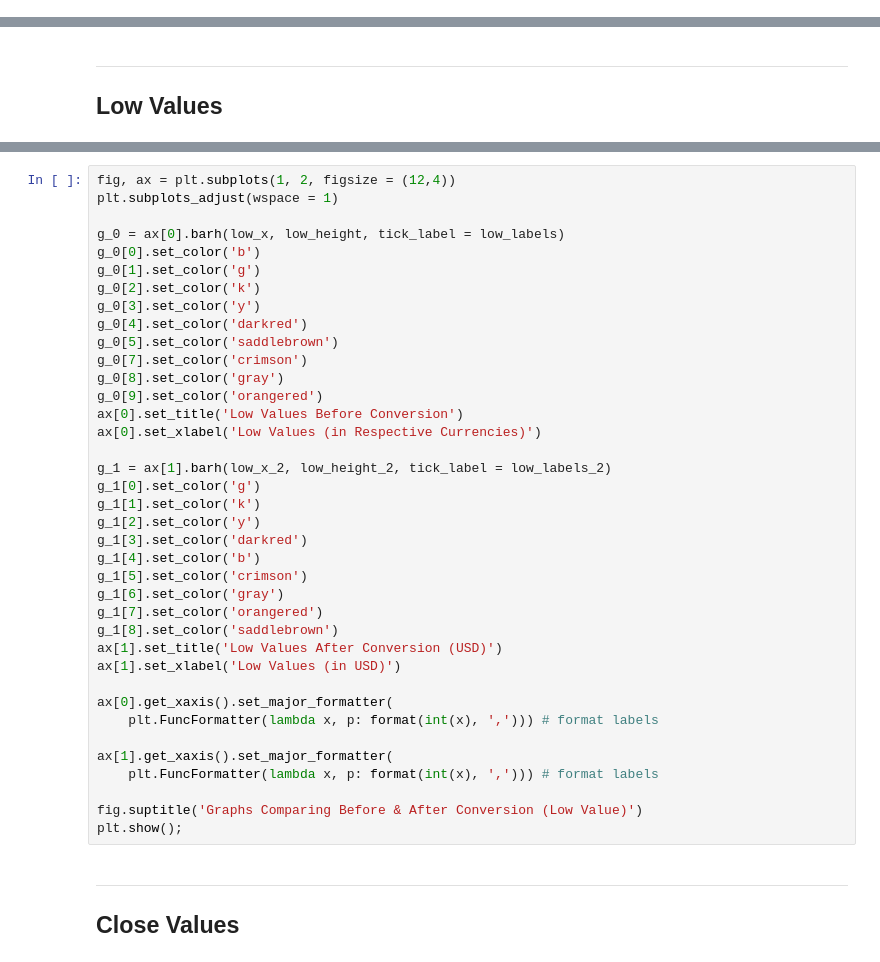
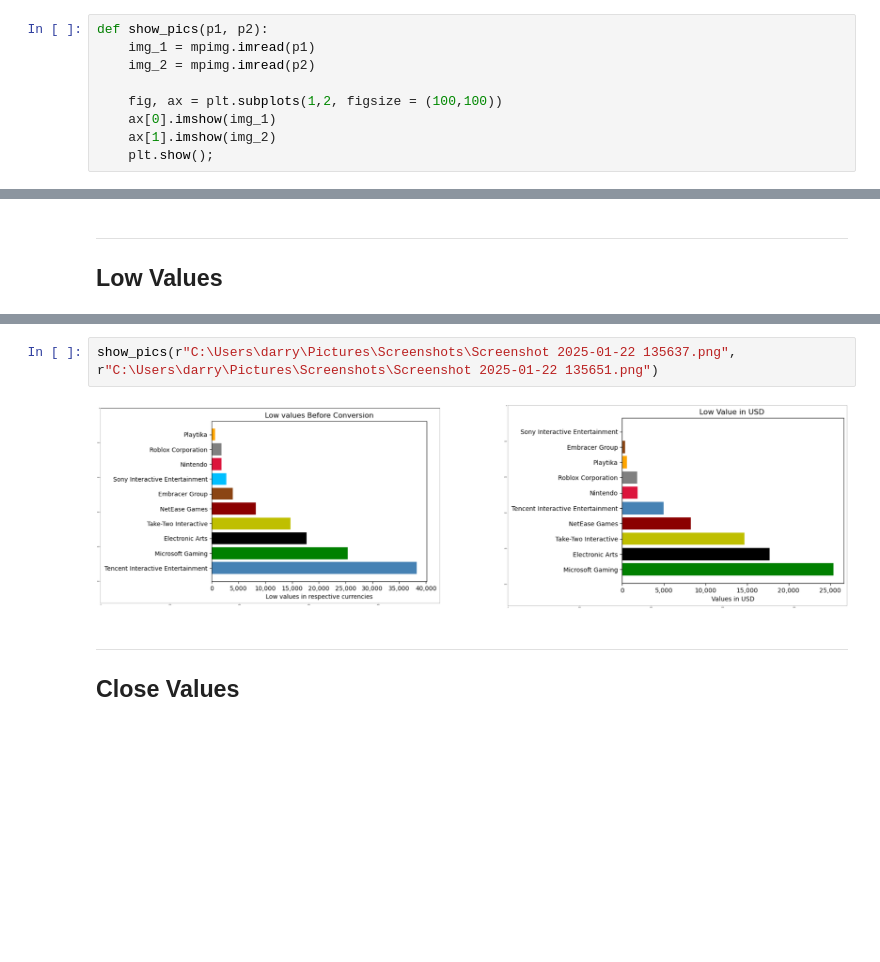
Before and after one commit to Djohnson1313/gaming_company_stocks_analysis, a Jupyter notebook: gaming_stocks_analysis.ipynb, the cells around one changed output, grey strips where cells are left out. Saved outputs shown, nothing was run; the diff lists cells and outputs as text; blank space fills up the shorter version.

```diff
--- a/gaming_stocks_analysis.ipynb
+++ b/gaming_stocks_analysis.ipynb
@@ -287,6 +287,15 @@ def plot_val(df, col):
     ax.get_xaxis().set_major_formatter(
         plt.FuncFormatter(lambda x, p: format(int(x), ','))) # format labels
     plt.show();
+# %%
+def show_pics(p1, p2):
+    img_1 = mpimg.imread(p1)
+    img_2 = mpimg.imread(p2)
+
+    fig, ax = plt.subplots(1,2, figsize = (100,100))
+    ax[0].imshow(img_1)
+    ax[1].imshow(img_2)
+    plt.show();
 # %% [markdown]
 ---
 # Company Breakdowns
@@ -493,41 +468,7 @@ plot_val(df, 'Low Value in USD')
 # %%
-fig, ax = plt.subplots(1, 2, figsize = (12,4))
-plt.subplots_adjust(wspace = 1)
-
-g_0 = ax[0].barh(low_x, low_height, tick_label = low_labels)
-g_0[0].set_color('b')
-g_0[1].set_color('g')
-g_0[2].set_color('k')
-g_0[3].set_color('y')
-g_0[4].set_color('darkred')
-g_0[5].set_color('saddlebrown')
-g_0[7].set_color('crimson')
-g_0[8].set_color('gray')
-g_0[9].set_color('orangered')
-ax[0].set_title('Low Values Before Conversion')
-ax[0].set_xlabel('Low Values (in Respective Currencies)')
-
-g_1 = ax[1].barh(low_x_2, low_height_2, tick_label = low_labels_2)
-g_1[0].set_color('g')
-g_1[1].set_color('k')
-g_1[2].set_color('y')
-g_1[3].set_color('darkred')
-g_1[4].set_color('b')
-g_1[5].set_color('crimson')
-g_1[6].set_color('gray')
-g_1[7].set_color('orangered')
-g_1[8].set_color('saddlebrown')
-ax[1].set_title('Low Values After Conversion (USD)')
-ax[1].set_xlabel('Low Values (in USD)')
-
-ax[0].get_xaxis().set_major_formatter(
-    plt.FuncFormatter(lambda x, p: format(int(x), ','))) # format labels
-
-ax[1].get_xaxis().set_major_formatter(
-    plt.FuncFormatter(lambda x, p: format(int(x), ','))) # format labels
-
-fig.suptitle('Graphs Comparing Before & After Conversion (Low Value)')
-plt.show();
+show_pics(r"C:\Users\darry\Pictures\Screenshots\Screenshot 2025-01-22 135637.png", r"C:\Users\darry\Pictures\Screenshots\Screenshot 2025-01-22 135651.png")
+# %% [output]
+[figure, added]
 # %% [markdown]
 ---
 ## Close Values
```
Also changed, not shown: parts of 7 cells of this notebook.
